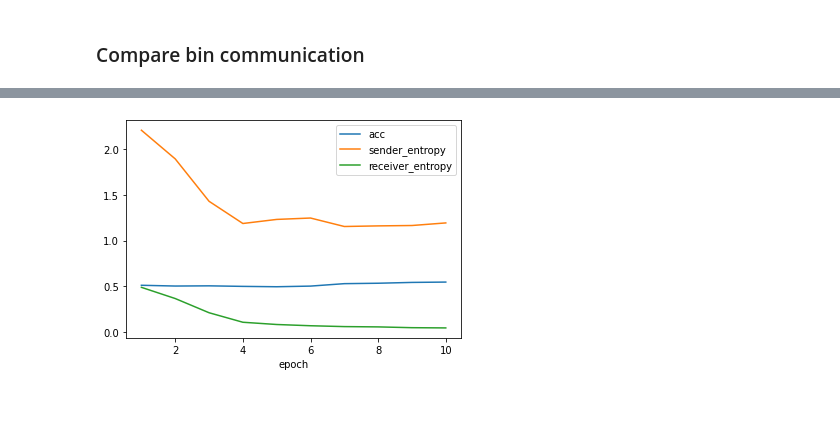
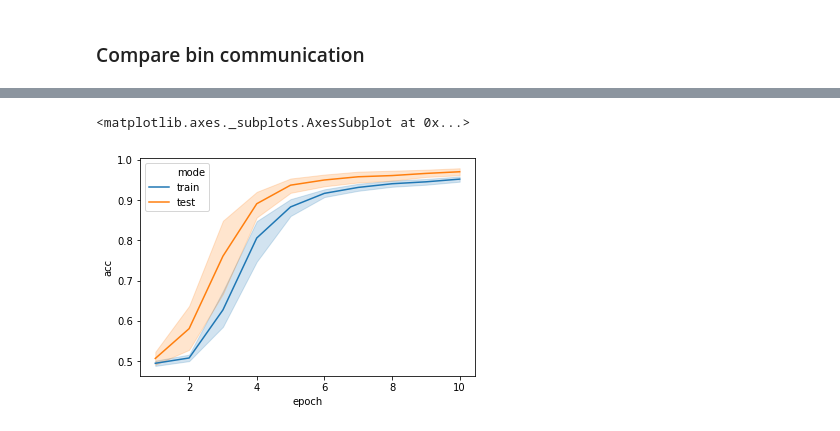
Before and after one commit to tlmnhut/EmeCom_concept_vs_comm, a Jupyter notebook: input_bin.ipynb, the cells around one changed output, grey strips where cells are left out. Drawn from its saved outputs; the diff is of its cells as text; code cells hidden in the pictures; blank space fills up the shorter version.

Commit message:
add average results

```diff
--- a/input_bin.ipynb
+++ b/input_bin.ipynb
@@ -53 +57,18 @@ def plot_result(result_df, mode):
+# %%
+def read_log(log_folder):
+    paths = []
+    for parent, _, filenames in os.walk(log_folder):
+        for f in filenames:
+            paths.append(os.path.join(parent, f))
+
+    line_list = []
+    for i in range(len(paths)):
+        with open(paths[i]) as f:
+            for line in f:
+                item = json.loads(line)
+                item['seed'] = filenames[i].split('_')[1]
+                line_list.append(item)
+
+    df = pd.DataFrame(line_list)
+    return df
 # %%
@@ -62,4 +92,7 @@ plot_result(result_df, 'train')
-# %%
-plot_result(result_df, 'test')
-# %% [output]
-[figure, removed]
+# %%
+df_deepbit = read_log('./save/input_bin/DeepBit/')
+# %%
+sns.lineplot(data=df_deepbit, x='epoch', y='acc', hue='mode')
+# %% [output]
+<matplotlib.axes._subplots.AxesSubplot at 0x...>
+[figure, added]
```
Also changed, not shown: parts of 22 cells of this notebook.
